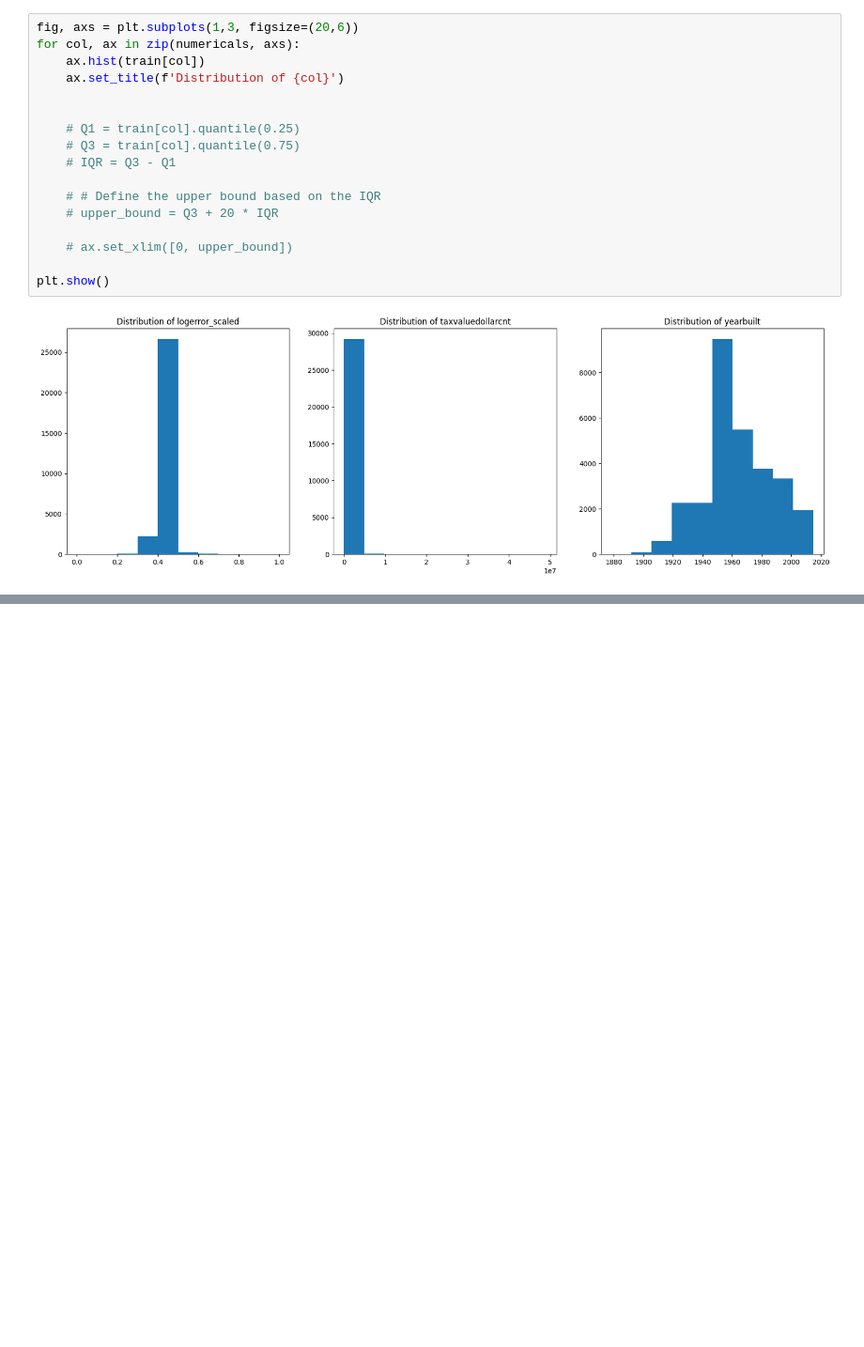
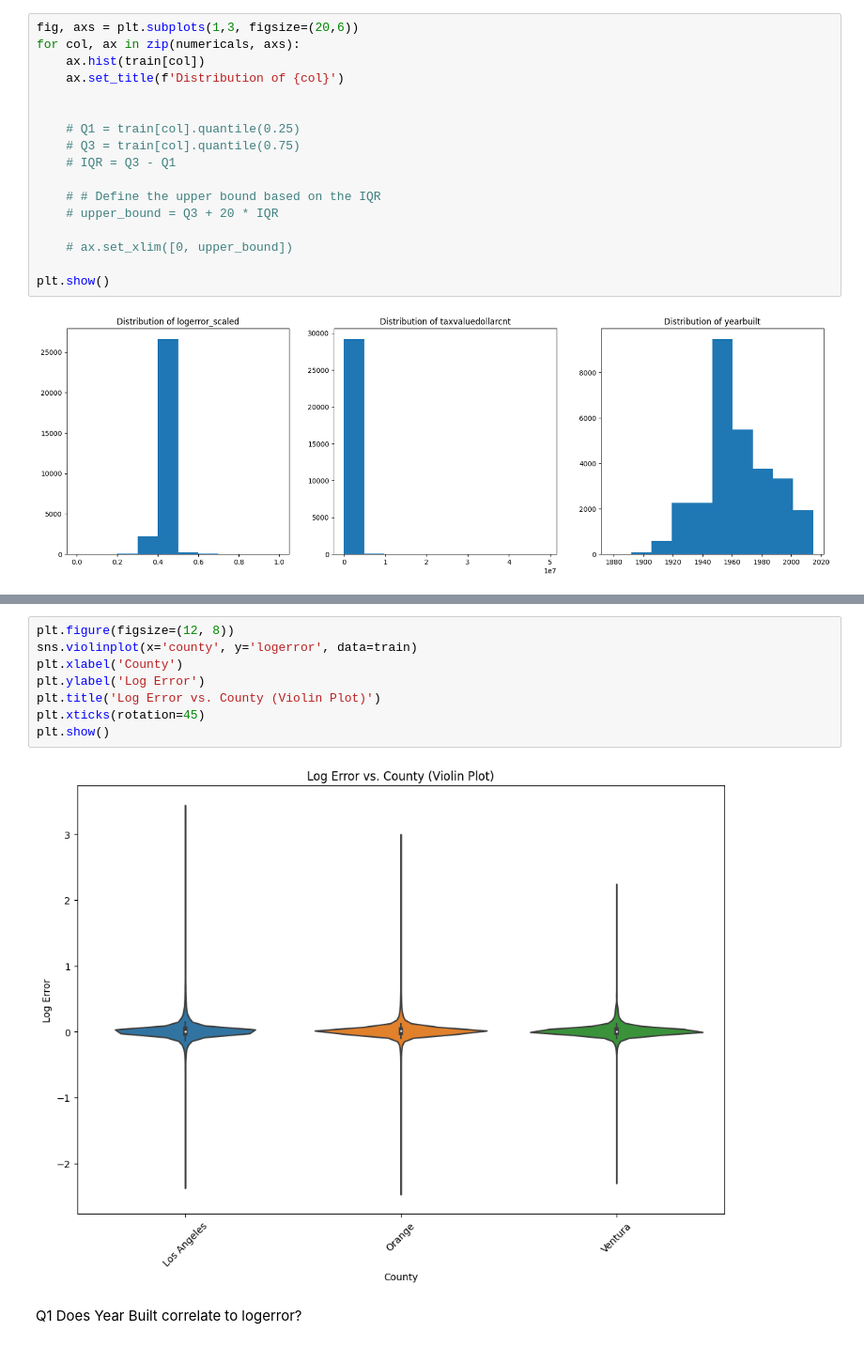
Before and after one commit to Jonathan-Garcia1/clustering_exercises, a Jupyter notebook: explore_exercises.ipynb, the cells around one changed output, grey strips where cells are left out. Shown at 94% size. Saved outputs shown, nothing was run; the diff lists cells and outputs as text; blank space fills up the shorter version.

```diff
--- a/explore_exercises.ipynb
+++ b/explore_exercises.ipynb
@@ -95,0 +144,12 @@ sns.pairplot(data=filtered_data[explore_cols])
+# %%
+plt.figure(figsize=(12, 8))
+sns.violinplot(x='county', y='logerror', data=train)
+plt.xlabel('County')
+plt.ylabel('Log Error')
+plt.title('Log Error vs. County (Violin Plot)')
+plt.xticks(rotation=45)
+plt.show()
+# %% [output]
+[figure, added]
+# %% [markdown]
+Q1 Does Year Built correlate to logerror?
```
Also changed, not shown: parts of 18 cells of this notebook, 3 other files.
